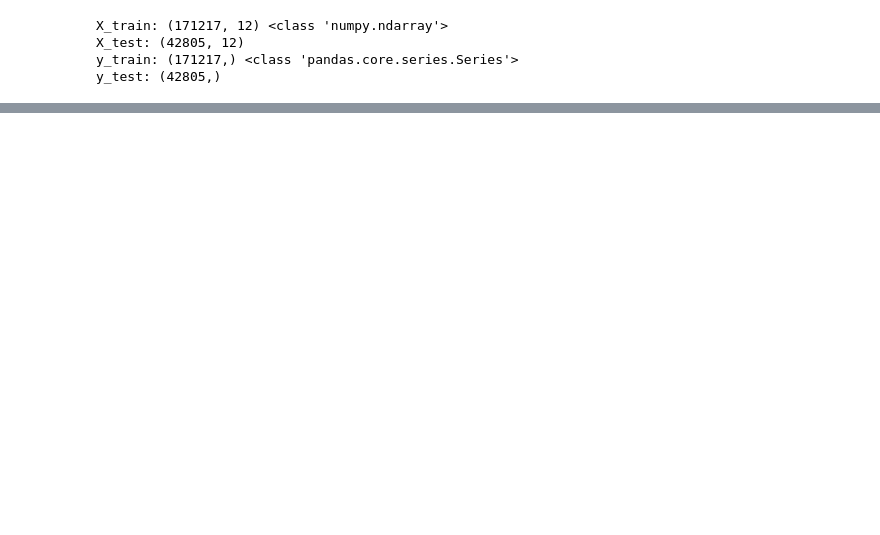
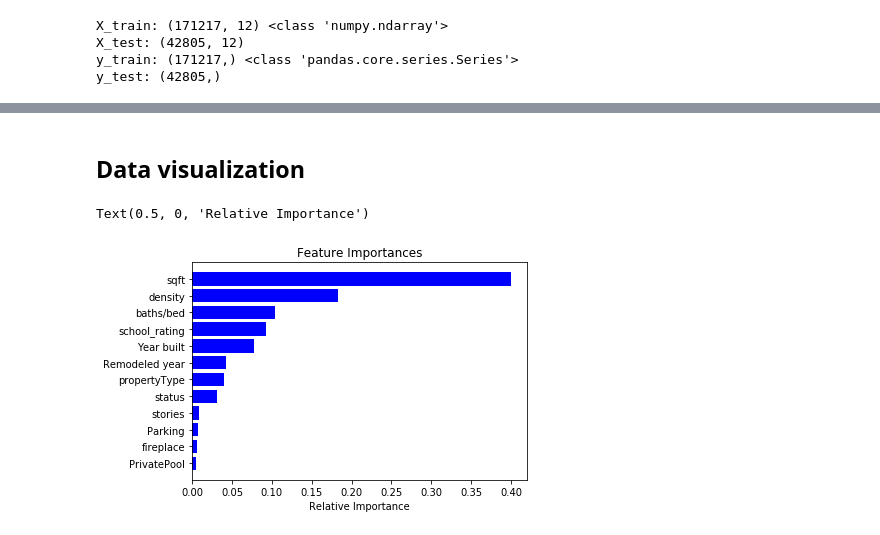
Before and after one commit to Ariellash/Final-DS, a Jupyter notebook: FeaturePreparation.ipynb, the cells around one changed output, grey strips where cells are left out. Cells and saved outputs as stored; diff of their text form; code cells hidden in the pictures; blank space fills up the shorter version.

```diff
--- a/FeaturePreparation.ipynb
+++ b/FeaturePreparation.ipynb
@@ -220,0 +248,16 @@ with open('test_example.json', 'w') as json_file:
+# %% [markdown]
+## Data visualization
+# %%
+features=Features.columns[[0,1,2,3,4,5,6,7,8,9,10,11]]
+DTRnew.fit(Features, target)
+importances = DTRnew.feature_importances_
+indices = np.argsort(importances)
+
+plt.figure(1)
+plt.title('Feature Importances')
+plt.barh(range(len(indices)), importances[indices], color='b', align='center')
+plt.yticks(range(len(indices)), features[indices])
+plt.xlabel('Relative Importance')
+# %% [output]
+Text(0.5, 0, 'Relative Importance')
+[figure, added]
```
Also changed, not shown: parts of 31 cells of this notebook.
